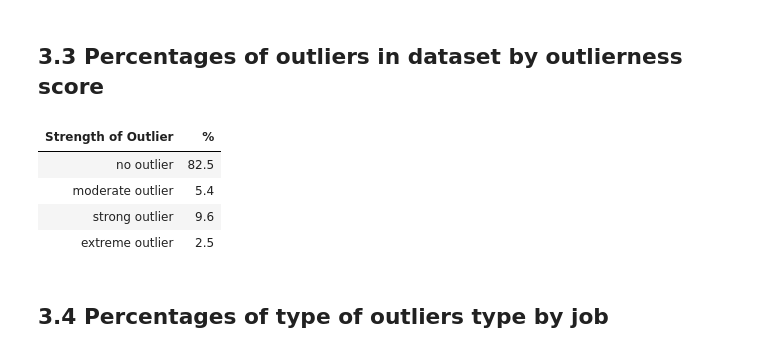
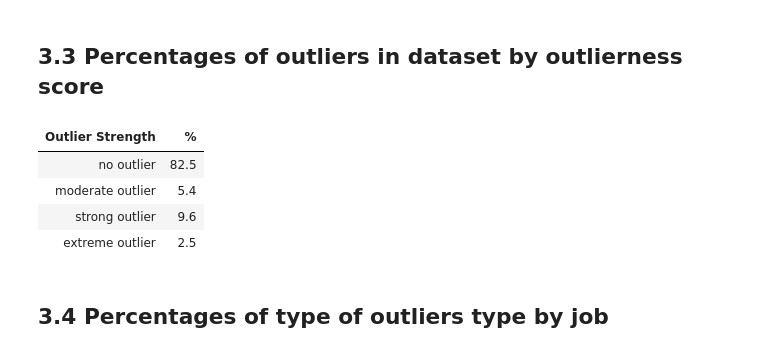
Before and after one commit to alkaest2002/mhsc, a Jupyter notebook: analysis/analysis.ipynb, the cells around one changed output. Saved outputs shown, nothing was run; the diff lists cells and outputs as text; code cells hidden in the pictures.

```diff
--- a/analysis/analysis.ipynb
+++ b/analysis/analysis.ipynb
@@ -431,26 +435,26 @@ def get_type_of_detection_strategy(x):
 # %%
 # select outlier columns
 outliers_columns = df.filter(regex="outlier_(?!score)").columns.to_list()
 
 # compute percentages of strength of outliers
 table_3_3 = (
-    df
-        .pivot_table(index=outliers_columns, values="bio_gender", aggfunc=np.size, observed=True)
-        .reset_index(drop=False)
-        .groupby("outlier_strength")[["bio_gender"]].sum().div(df.shape[0])
-        .reindex(["no outlier", "moderate outlier","strong outlier","extreme outlier"])
-        .reset_index(drop=False)
-        .rename(columns={"outlier_strength":"Strength of Outlier", "bio_gender": "%"})
+    df[outliers_columns]
+        .groupby(by="outlier_strength")
+        .size()
+        .reindex(["no outlier", "moderate outlier", "strong outlier", "extreme outlier"])
+        .div(df.shape[0])
+        .reset_index()
+        .rename(columns={"outlier_strength":"Outlier Strength", 0: "%" })
 )
 
 (
     table_3_3
         .style
             .hide()
             .format(lambda x: round(x*100, 1), subset=["%"])
 )
 # %% [output]
-| Strength of Outlier | % |
+| Outlier Strength | % |
 | no outlier | 82.5 |
 | moderate outlier | 5.4 |
 | strong outlier | 9.6 |
```
Also changed, not shown: parts of 4 cells of this notebook, 4 other files.
